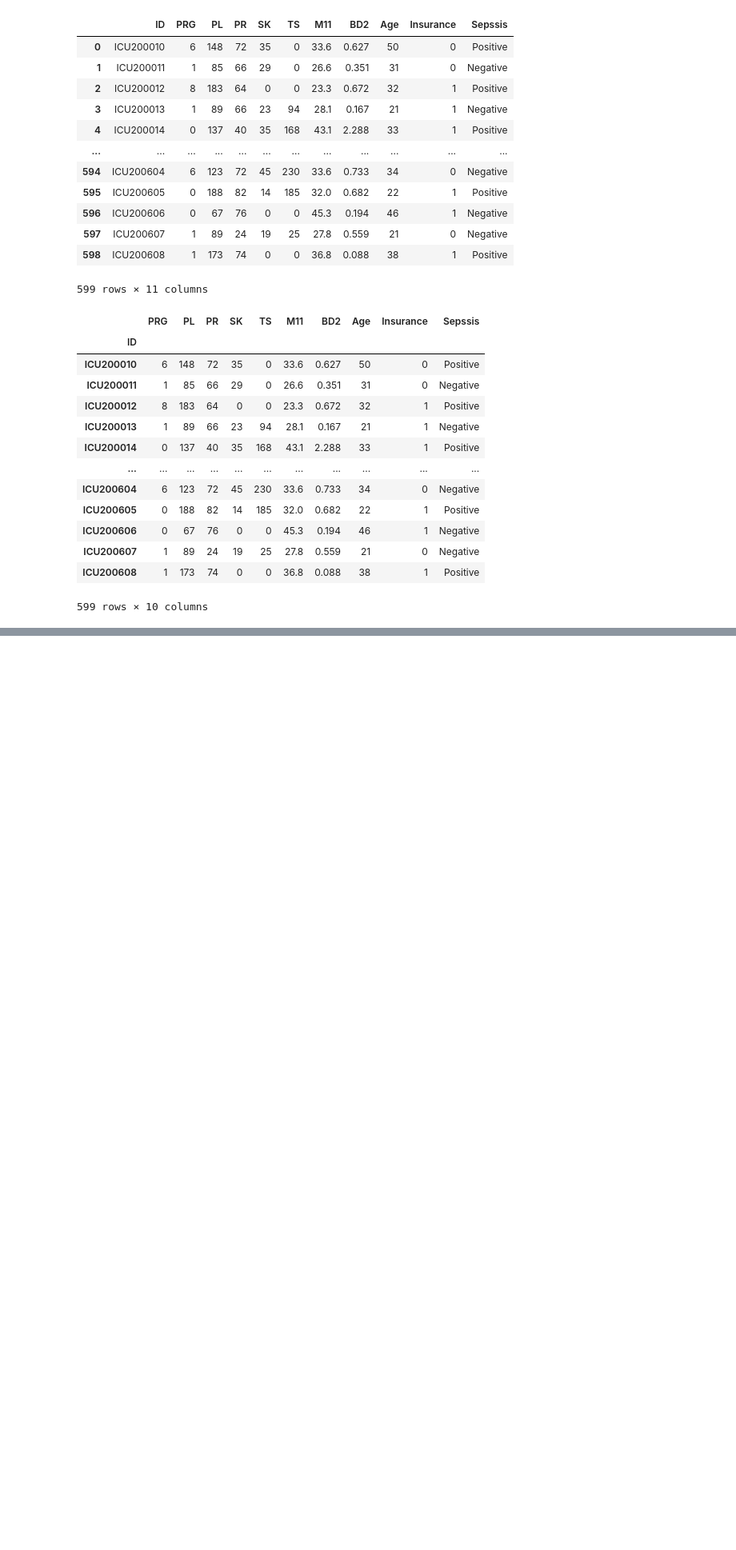
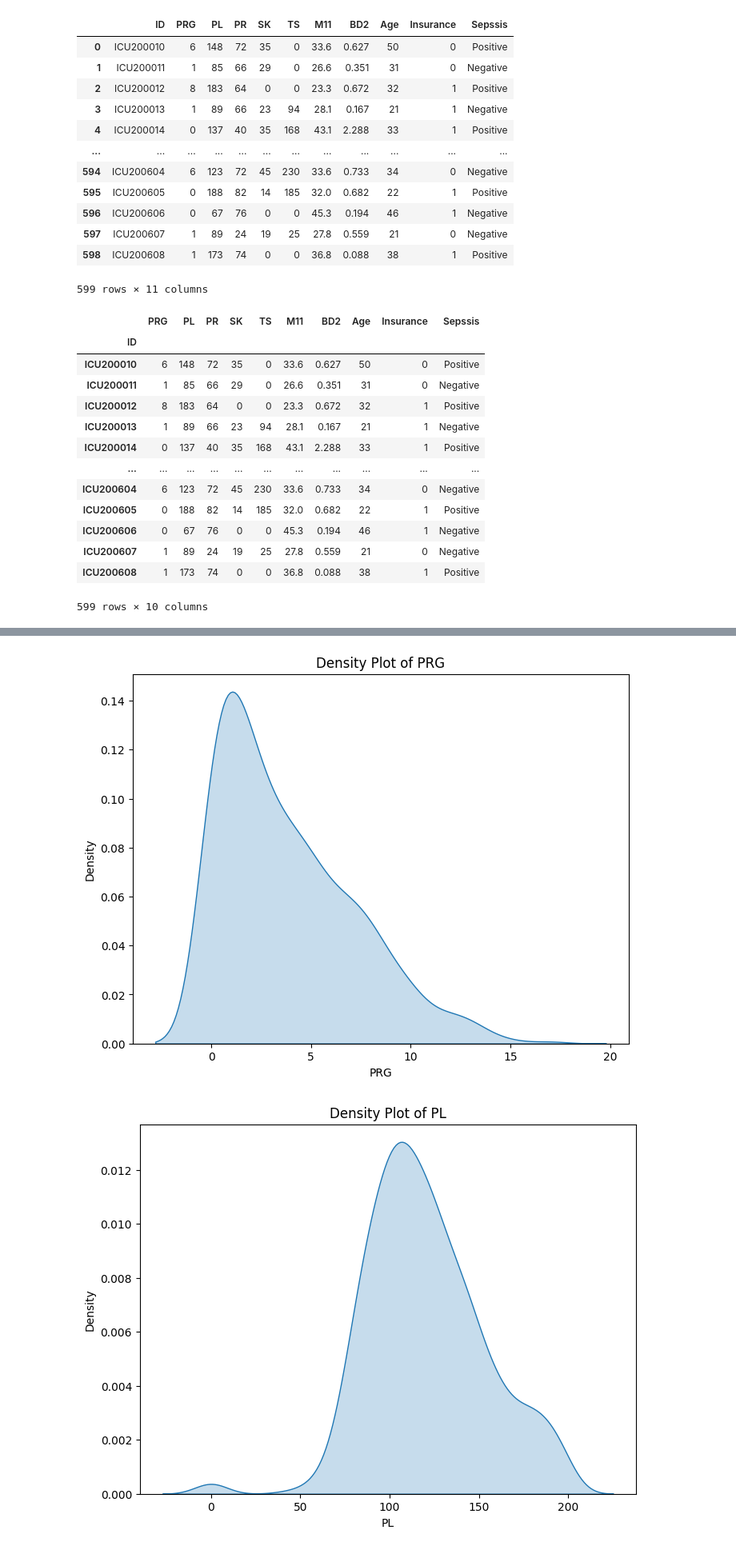
Before and after one commit to speedcode-x/Sepsis-prediction, a Jupyter notebook: ML_main.ipynb, the cells around one changed output, grey strips where cells are left out. Shown: that part at 80% size. Saved outputs shown, nothing was run; the diff lists cells and outputs as text; code cells hidden in the pictures; blank space fills up the shorter version.

```diff
--- a/ML_main.ipynb
+++ b/ML_main.ipynb
@@ -44,0 +152,13 @@ data
+# %%
+
+# Density Plots
+for col in numerical_cols:
+    plt.figure(figsize=(8, 6))
+    sns.kdeplot(data=data, x=col, fill=True)
+    plt.title(f'Density Plot of {col}')
+    plt.xlabel(col)
+    plt.ylabel('Density')
+    plt.show()
+# %% [output]
+[figure, added]
+[figure, added]
```
Also changed, not shown: parts of 14 cells of this notebook.
